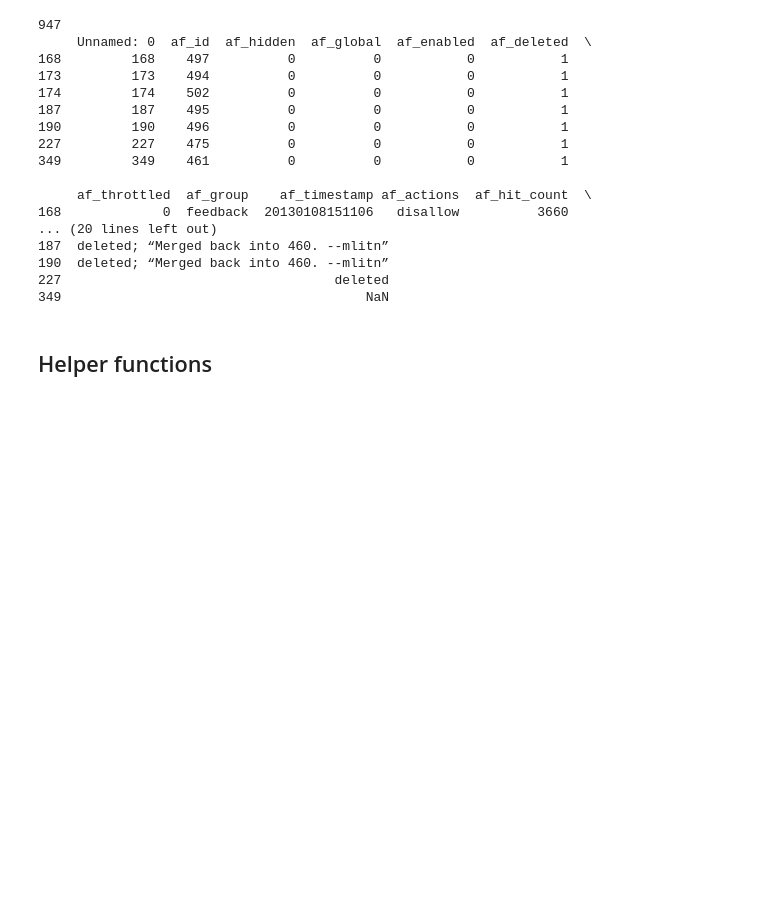
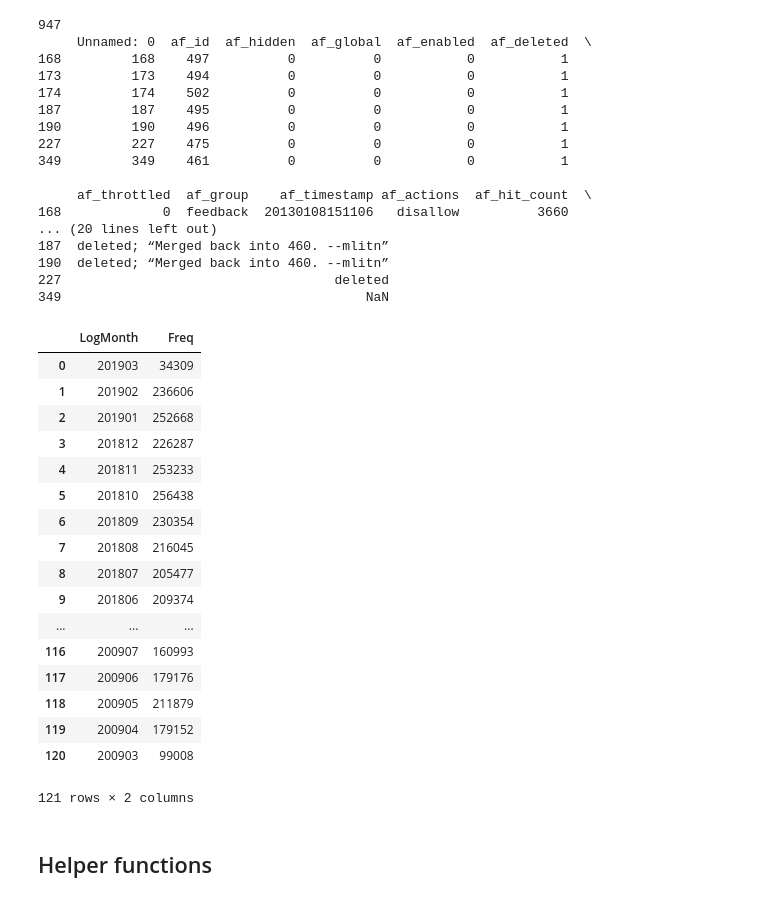
Before and after one commit to lusy/wikifilters, a Jupyter notebook: src/explore.ipynb, the cells around one changed output. Saved outputs shown, nothing was run; the diff lists cells and outputs as text; code cells hidden in the pictures; blank space fills up the shorter version.

Commit message:
Explore hitcounts in more detail

```diff
--- a/src/explore.ipynb
+++ b/src/explore.ipynb
@@ -5,8 +5,9 @@ import collections
 # %% [markdown]
 We import a cleaned version of manually annotated edit filters:
 # %%
- df = pd.read_csv("20190106115600_filters-sorted-by-hits-manual-tags.csv", sep='\t')
- df_origin = pd.read_csv("quarry-32518-all-filters-sorted-num-hits.csv", sep=',')
+df = pd.read_csv("20190106115600_filters-sorted-by-hits-manual-tags.csv", sep='\t')
+df_origin = pd.read_csv("quarry-32518-all-filters-sorted-num-hits.csv", sep=',')
+df_hits = pd.read_csv("quarry-34014-how-many-abuse-filter-hits-have-been-there-per-month-en-wiki-run346197.csv", sep=',')
 # %% [markdown]
 ## General stats
 # %%
@@ -82,6 +83,28 @@ print (df.query('af_group!="default"'))
 190  deleted; “Merged back into 460. --mlitn”
 227                                   deleted
 349                                       NaN
+# %%
+# filter hits per month (all filters) (data quarry from 05.03.2019, that's why hitcount Mar 2019 is so small)
+df_hits
+# %% [output]
+|  | LogMonth | Freq |
+| 0 | 201903 | 34309 |
+| 1 | 201902 | 236606 |
+| 2 | 201901 | 252668 |
+| 3 | 201812 | 226287 |
+| 4 | 201811 | 253233 |
+| 5 | 201810 | 256438 |
+| 6 | 201809 | 230354 |
+| 7 | 201808 | 216045 |
+| 8 | 201807 | 205477 |
+| 9 | 201806 | 209374 |
+| ... | ... | ... |
+| 116 | 200907 | 160993 |
+| 117 | 200906 | 179176 |
+| 118 | 200905 | 211879 |
+| 119 | 200904 | 179152 |
+| 120 | 200903 | 99008 |
+121 rows × 2 columns
 # %% [markdown]
 ## Helper functions
 # %%
```
Also changed, not shown: 2 other files.
